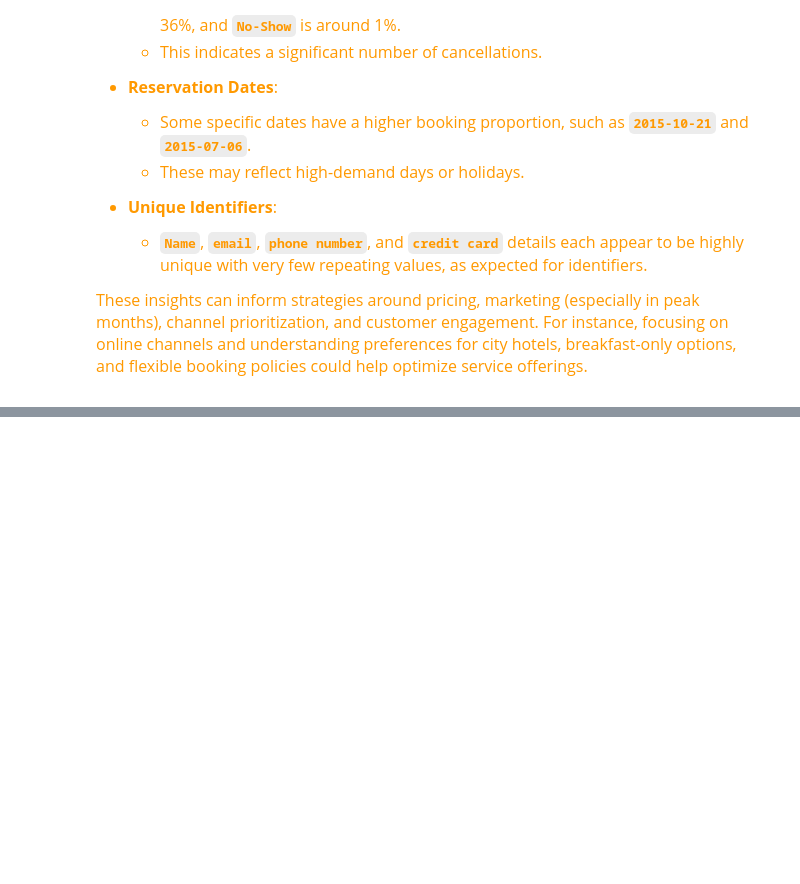
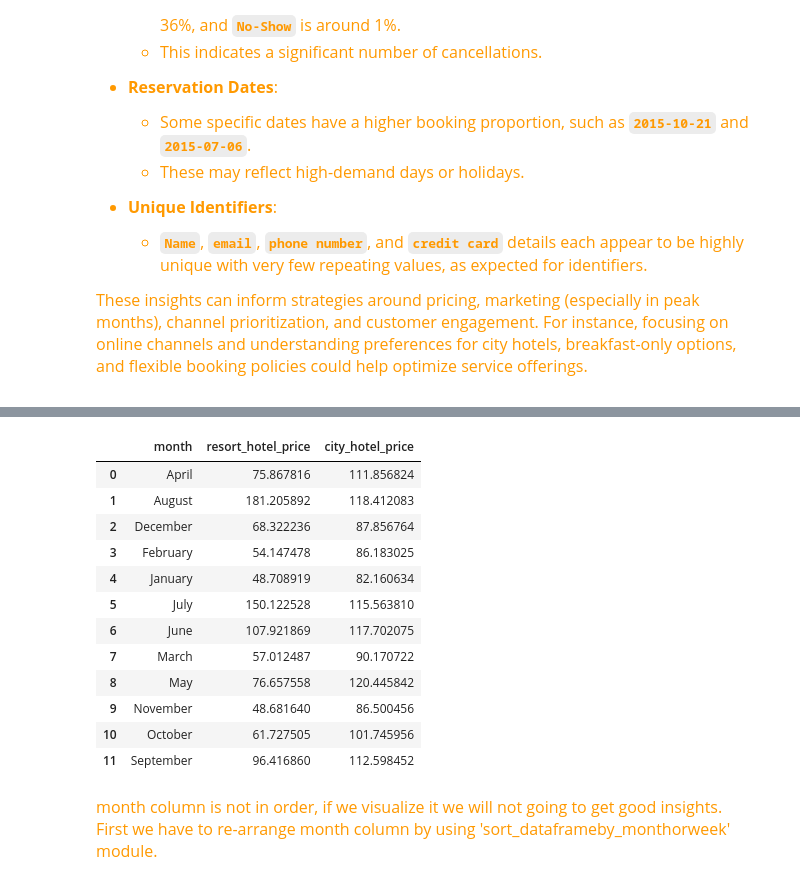
Before and after one commit to mateen-mk/Hotel-Booking-Cancellation-Prediction, a Jupyter notebook: notebooks/02_EDA.ipynb, the cells around one changed output, grey strips where cells are left out. Drawn from its saved outputs; the diff is of its cells as text; code cells hidden in the pictures; blank space fills up the shorter version.

```diff
--- a/notebooks/02_EDA.ipynb
+++ b/notebooks/02_EDA.ipynb
@@ -480,0 +585,6 @@ For instance, focusing on online channels and understanding preferences for city
+# %%
+resort = df[(df['hotel'] == 'Resort Hotel') & (df['is_canceled'] == '0')]
+city = df[(df['hotel'] == 'City Hotel') & (df['is_canceled'] == '0')]
+# %%
+resort_hotel = resort.groupby(['arrival_date_month'])['adr'].mean().reset_index()
+resort_hotel
@@ -480,0 +605,3 @@ For instance, focusing on online channels and understanding preferences for city
+# %%
+city_hotel = city.groupby(['arrival_date_month'])['adr'].mean().reset_index()
+city_hotel
@@ -480,0 +622,23 @@ For instance, focusing on online channels and understanding preferences for city
+# %%
+hotel = resort_hotel.merge(city_hotel, on = 'arrival_date_month')
+hotel.columns = ['month', 'resort_hotel_price', 'city_hotel_price']
+hotel
+# %% [output]
+|  | month | resort_hotel_price | city_hotel_price |
+| 0 | April | 75.867816 | 111.856824 |
+| 1 | August | 181.205892 | 118.412083 |
+| 2 | December | 68.322236 | 87.856764 |
+| 3 | February | 54.147478 | 86.183025 |
+| 4 | January | 48.708919 | 82.160634 |
+| 5 | July | 150.122528 | 115.563810 |
+| 6 | June | 107.921869 | 117.702075 |
+| 7 | March | 57.012487 | 90.170722 |
+| 8 | May | 76.657558 | 120.445842 |
+| 9 | November | 48.681640 | 86.500456 |
+| 10 | October | 61.727505 | 101.745956 |
+| 11 | September | 96.416860 | 112.598452 |
+# %% [markdown]
+<div style = "font-size : 16px; color : #ff9900; font-family : 'Comic Sans MS';">
+    month column is not in order, if we visualize it we will not going to get good insights.<br>
+    First we have to re-arrange month column by using 'sort_dataframeby_monthorweek' module.
+</div>
```
Also changed, not shown: parts of 39 cells of this notebook, 1 other file.
